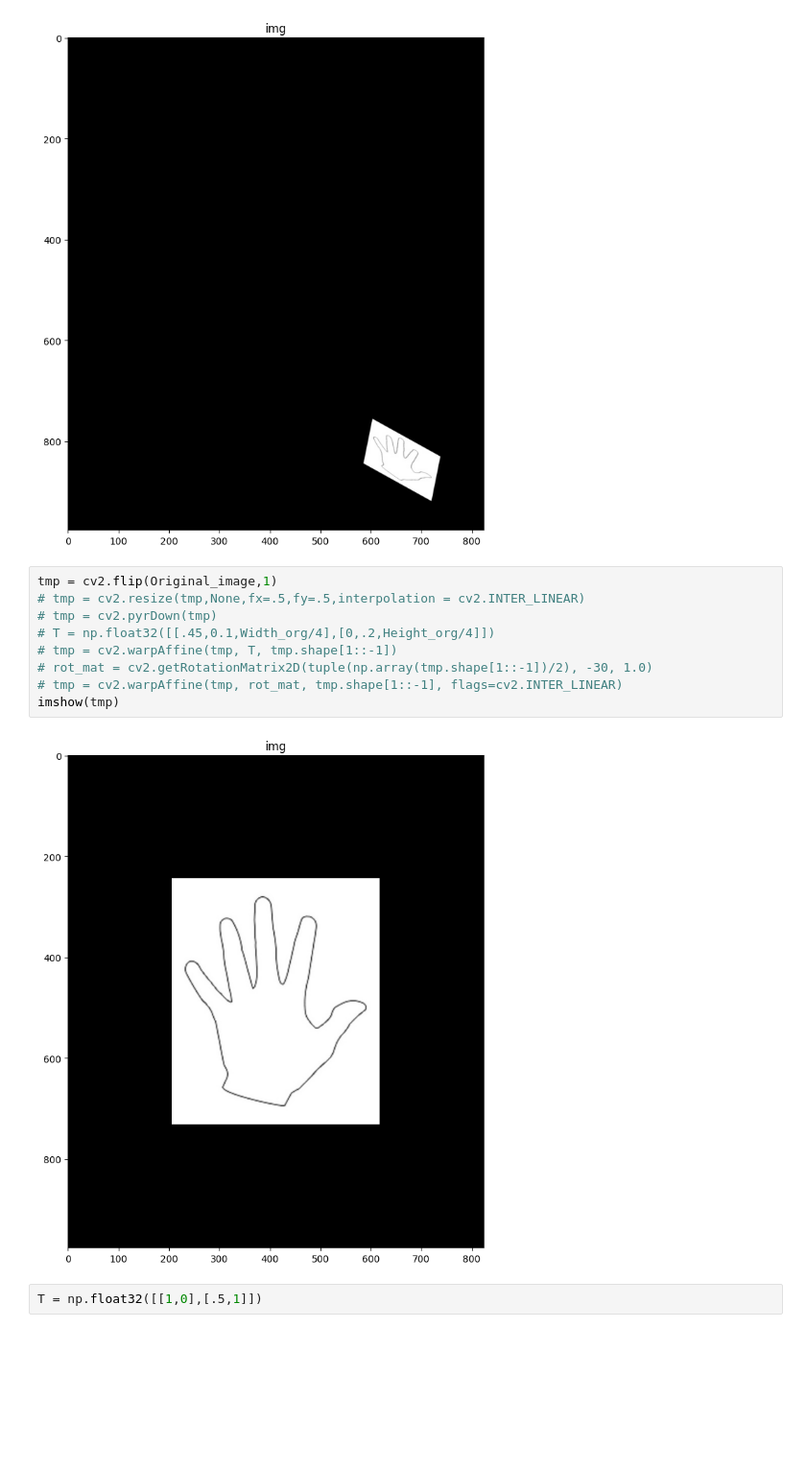
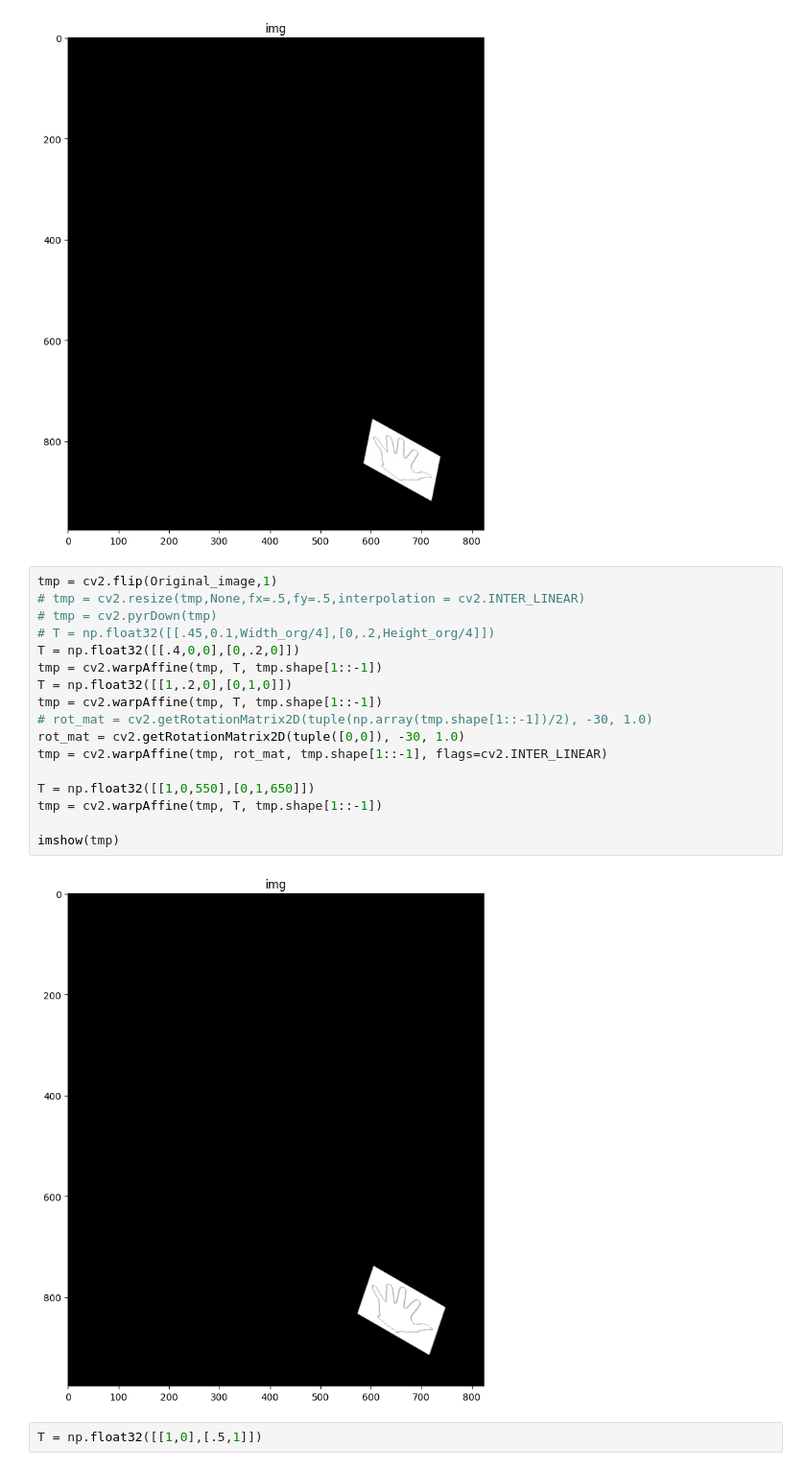
Before and after one commit to MDehghaniF/MultiMedia_HW02, a Jupyter notebook: Q1.ipynb, the cells around one changed output. Shown: that part at 96% size. Cells and saved outputs as stored; diff of their text form; blank space fills up the shorter version.

```diff
--- a/Q1.ipynb
+++ b/Q1.ipynb
@@ -37,13 +37,21 @@ imshow(transformed_image)
 # %%
 tmp = cv2.flip(Original_image,1)
 # tmp = cv2.resize(tmp,None,fx=.5,fy=.5,interpolation = cv2.INTER_LINEAR)
 # tmp = cv2.pyrDown(tmp)
 # T = np.float32([[.45,0.1,Width_org/4],[0,.2,Height_org/4]])
-# tmp = cv2.warpAffine(tmp, T, tmp.shape[1::-1])
+T = np.float32([[.4,0,0],[0,.2,0]])
+tmp = cv2.warpAffine(tmp, T, tmp.shape[1::-1])
+T = np.float32([[1,.2,0],[0,1,0]])
+tmp = cv2.warpAffine(tmp, T, tmp.shape[1::-1])
 # rot_mat = cv2.getRotationMatrix2D(tuple(np.array(tmp.shape[1::-1])/2), -30, 1.0)
-# tmp = cv2.warpAffine(tmp, rot_mat, tmp.shape[1::-1], flags=cv2.INTER_LINEAR)
+rot_mat = cv2.getRotationMatrix2D(tuple([0,0]), -30, 1.0)
+tmp = cv2.warpAffine(tmp, rot_mat, tmp.shape[1::-1], flags=cv2.INTER_LINEAR)
+
+T = np.float32([[1,0,550],[0,1,650]])
+tmp = cv2.warpAffine(tmp, T, tmp.shape[1::-1])
+
 imshow(tmp)
 # %% [output]
-[figure, old version]
+[figure, new version]
 # %%
 T = np.float32([[1,0],[.5,1]])
```
